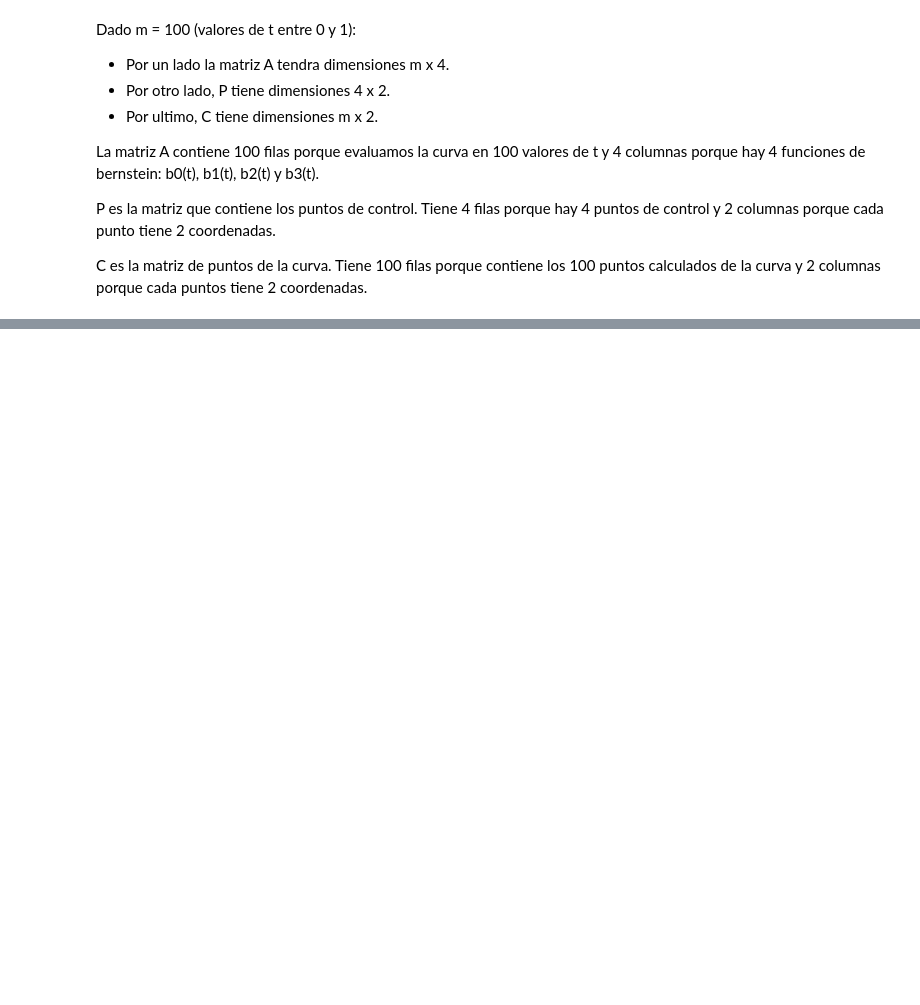
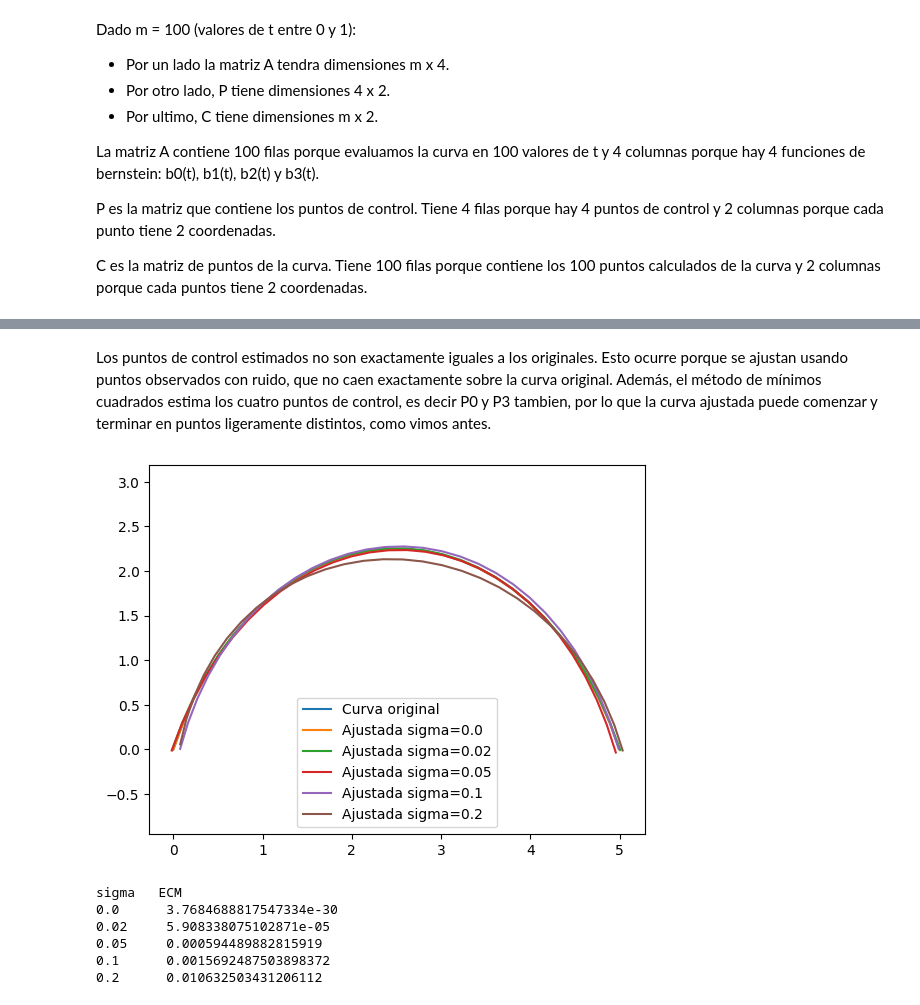
Before and after one commit to Facunare/tp2metodos, a Jupyter notebook: Arechaga_Facundo_Del Cuadro_Federico/tp2.ipynb, the cells around one changed output, grey strips where cells are left out. Cells and saved outputs as stored; diff of their text form; code cells hidden in the pictures; blank space fills up the shorter version.

```diff
--- a/Arechaga_Facundo_Del Cuadro_Federico/tp2.ipynb
+++ b/Arechaga_Facundo_Del Cuadro_Federico/tp2.ipynb
@@ -147,0 +176,54 @@ WARNING: Ignoring invalid distribution ~atplotlib (C:\Users\Facundo Arechaga\App
+# %% [markdown]
+Los puntos de control estimados no son exactamente iguales a los originales. Esto ocurre porque se ajustan usando puntos observados con ruido, que no caen exactamente sobre la curva original. Además, el método de mínimos cuadrados estima los cuatro puntos de control, es decir P0 y P3 tambien, por lo que la curva ajustada puede comenzar y terminar en puntos ligeramente distintos, como vimos antes.
+# %%
+#Ejercicio 4f)
+
+sigmas = [0.00, 0.02, 0.05, 0.10, 0.20]
+
+P_estimadas = []
+C_ajustadas = []
+
+for sigma in sigmas:
+    ruido = np.random.normal(0, sigma, C2.shape)
+    Q = C2 + ruido
+
+    P_estimada = np.linalg.solve(A.T @ A, A.T @ Q)
+    C_ajustada = A @ P_estimada
+
+    P_estimadas.append(P_estimada)
+    C_ajustadas.append(C_ajustada)
+
+# Ejercicio 4g)
+plt.plot(C2[:, 0], C2[:, 1], label="Curva original")
+
+for i in range(len(sigmas)):
+    plt.plot(
+        C_ajustadas[i][:, 0],
+        C_ajustadas[i][:, 1],
+        label=f"Ajustada sigma={sigmas[i]}"
+    )
+
+plt.legend()
+plt.axis("equal")
+plt.show()
+# %% [output]
+[figure, added]
+# %%
+# Ejercicio 4h)
+
+errores = []
+
+for c in C_ajustadas:
+    ECM = (1/30) * np.linalg.norm(C2 - c)**2
+    errores.append(ECM)
+
+print("sigma\tECM")
+for i in range(len(sigmas)):
+    print(sigmas[i], "\t", errores[i])
+# %% [output]
+sigma   ECM
+0.0      3.7684688817547334e-30
+0.02     5.908338075102871e-05
+0.05     0.000594489882815919
+0.1      0.0015692487503898372
+0.2      0.010632503431206112
```
Also changed, not shown: parts of 23 cells of this notebook.
